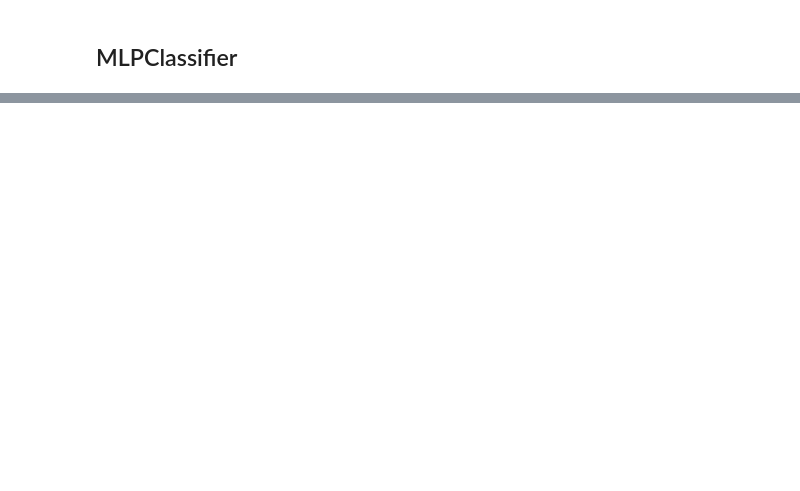
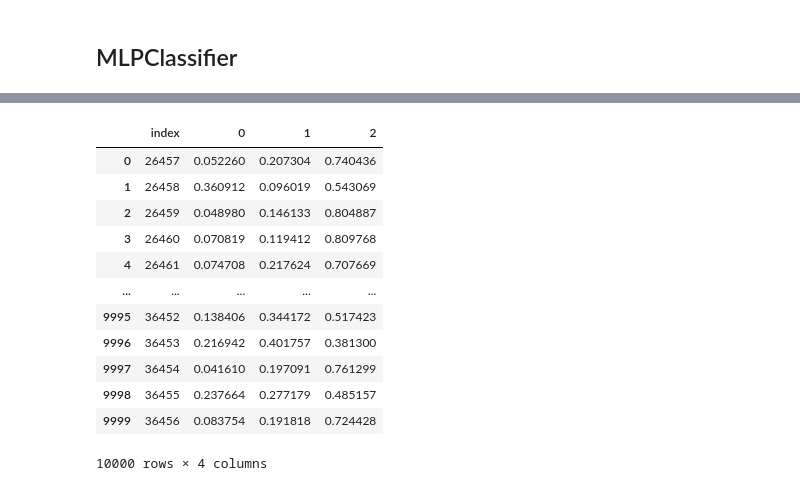
Before and after one commit to LIMDANBI/dacon_2021, a Jupyter notebook: model_implementation.ipynb, the cells around one changed output, grey strips where cells are left out. Saved outputs shown, nothing was run; the diff lists cells and outputs as text; code cells hidden in the pictures; blank space fills up the shorter version.

```diff
--- a/model_implementation.ipynb
+++ b/model_implementation.ipynb
@@ -228,0 +217,8 @@ log_loss: 0.8445388177922136
+# %%
+model_VOTING = VotingClassifier(estimators=[('LGBM', model_LGB),
+                                      ('XGB', model_XGB),
+                                      ('RF', model_RF)],
+                         voting='soft')
+model_VOTING.fit(X_train, y_train)
+pred_y = model_VOTING.predict_proba(X_val)
+print(f"log_loss: {log_loss(to_categorical(y_val['credit']), pred_y)}")
@@ -229,9 +227,10 @@ log_loss: 0.8445388177922136
 # %%
-from sklearn.tree import DecisionTreeClassifier
-
-model_TREE = DecisionTreeClassifier(max_depth=2, random_state = 10086)
-model_TREE.fit(X_train, y_train)
-y_pred = model_TREE.predict_proba(X_val)
-
-print(f"log_loss: {log_loss(to_categorical(y_val['credit']), y_pred)}")
+model_VOTING2 = VotingClassifier(estimators=[('LGBM', model_LGB),
+                                      ('XGB', model_XGB),
+                                      ('RF', model_RF),
+                                      ('TREE', model_TREE)],
+                         voting='soft')
+model_VOTING2.fit(X_train, y_train)
+pred_y = model_VOTING2.predict_proba(X_val)
+print(f"log_loss: {log_loss(to_categorical(y_val['credit']), pred_y)}")
 # %% [output]
@@ -281,0 +260,2 @@ log_loss: 0.7668689694331253
+# %%
+pred = model_VOTING2.predict_proba(test)
@@ -281,0 +281,18 @@ log_loss: 0.7668689694331253
+# %%
+submission.loc[:,1:] = pred
+# %%
+submission
+# %% [output]
+|  | index | 0 | 1 | 2 |
+| 0 | 26457 | 0.052260 | 0.207304 | 0.740436 |
+| 1 | 26458 | 0.360912 | 0.096019 | 0.543069 |
+| 2 | 26459 | 0.048980 | 0.146133 | 0.804887 |
+| 3 | 26460 | 0.070819 | 0.119412 | 0.809768 |
+| 4 | 26461 | 0.074708 | 0.217624 | 0.707669 |
+| ... | ... | ... | ... | ... |
+| 9995 | 36452 | 0.138406 | 0.344172 | 0.517423 |
+| 9996 | 36453 | 0.216942 | 0.401757 | 0.381300 |
+| 9997 | 36454 | 0.041610 | 0.197091 | 0.761299 |
+| 9998 | 36455 | 0.237664 | 0.277179 | 0.485157 |
+| 9999 | 36456 | 0.083754 | 0.191818 | 0.724428 |
+10000 rows × 4 columns
```
Also changed, not shown: parts of 76 cells of this notebook.
